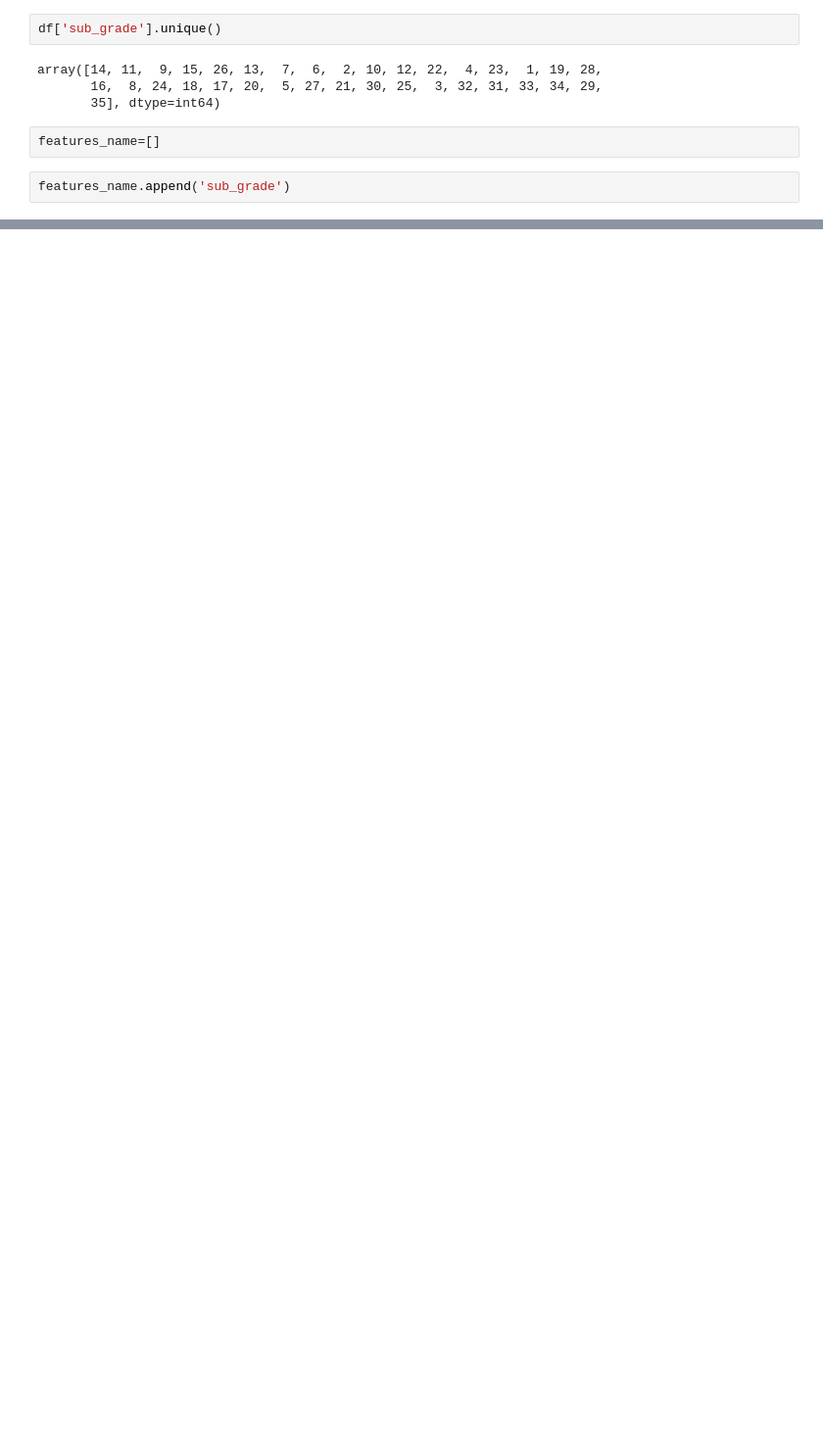
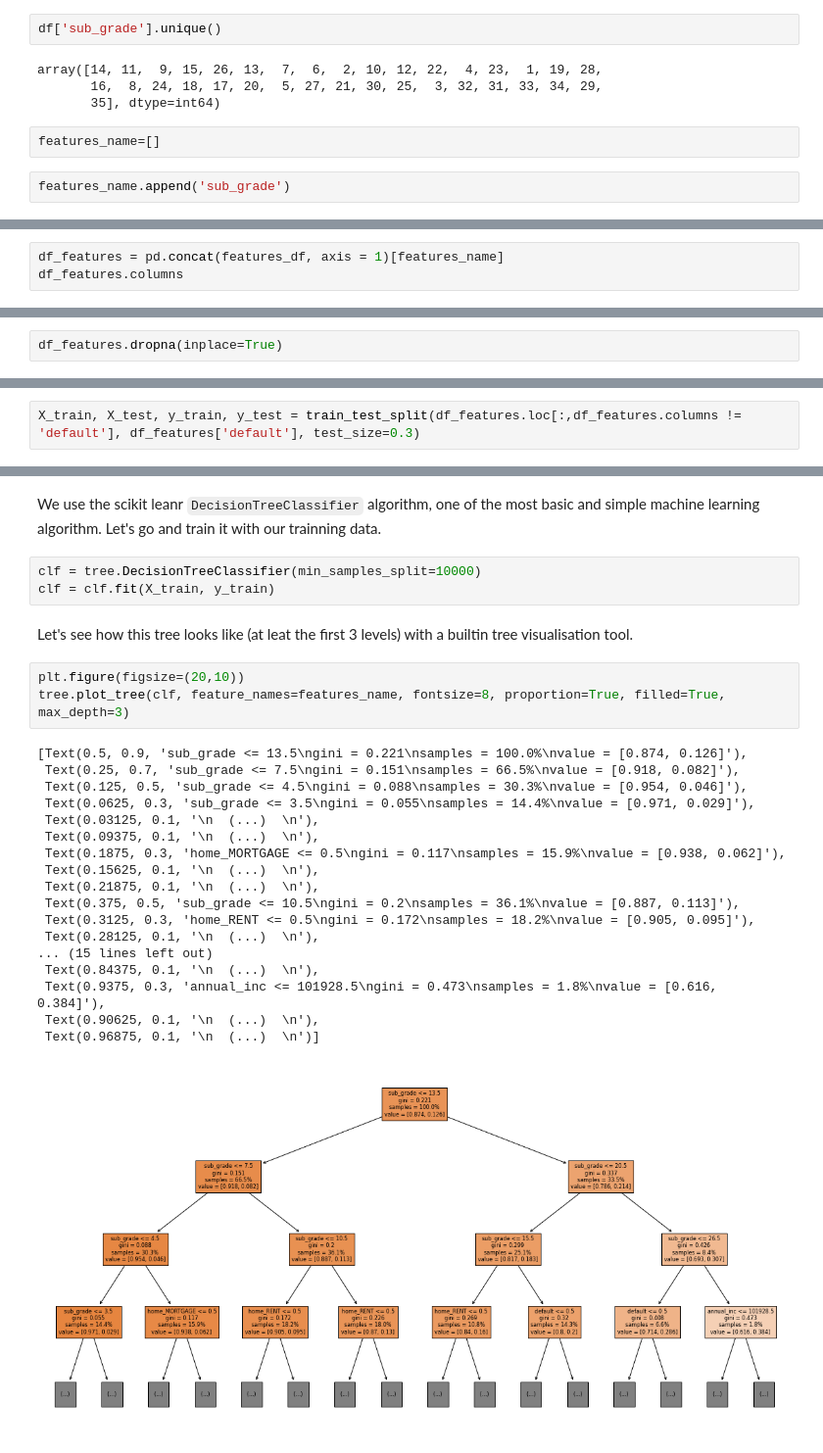
Before and after one commit to jjsalcedo01/CScoreM, a Jupyter notebook: CreditScore.ipynb, the cells around one changed output, grey strips where cells are left out. Shown: that part at 98% size. Cells and saved outputs as stored; diff of their text form; blank space fills up the shorter version.

```diff
--- a/CreditScore.ipynb
+++ b/CreditScore.ipynb
@@ -235,0 +550,3 @@ sns.kdeplot(df['annual_inc'])
+# %%
+df_features = pd.concat(features_df, axis = 1)[features_name]
+df_features.columns
@@ -235,0 +603,2 @@ sns.kdeplot(df['annual_inc'])
+# %%
+df_features.dropna(inplace=True)
@@ -235,0 +627,2 @@ sns.kdeplot(df['annual_inc'])
+# %%
+X_train, X_test, y_train, y_test = train_test_split(df_features.loc[:,df_features.columns != 'default'], df_features['default'], test_size=0.3)
@@ -235,0 +639,29 @@ sns.kdeplot(df['annual_inc'])
+# %% [markdown]
+We use the scikit leanr `DecisionTreeClassifier` algorithm, one of the most basic and simple machine learning algorithm. Let's go and train it with our trainning data.
+# %%
+clf = tree.DecisionTreeClassifier(min_samples_split=10000)
+clf = clf.fit(X_train, y_train)
+# %% [markdown]
+Let's see how this tree looks like (at leat the first 3 levels) with a builtin tree visualisation tool.
+# %%
+plt.figure(figsize=(20,10))
+tree.plot_tree(clf, feature_names=features_name, fontsize=8, proportion=True, filled=True, max_depth=3)
+# %% [output]
+[Text(0.5, 0.9, 'sub_grade <= 13.5\ngini = 0.221\nsamples = 100.0%\nvalue = [0.874, 0.126]'),
+ Text(0.25, 0.7, 'sub_grade <= 7.5\ngini = 0.151\nsamples = 66.5%\nvalue = [0.918, 0.082]'),
+ Text(0.125, 0.5, 'sub_grade <= 4.5\ngini = 0.088\nsamples = 30.3%\nvalue = [0.954, 0.046]'),
+ Text(0.0625, 0.3, 'sub_grade <= 3.5\ngini = 0.055\nsamples = 14.4%\nvalue = [0.971, 0.029]'),
+ Text(0.03125, 0.1, '\n  (...)  \n'),
+ Text(0.09375, 0.1, '\n  (...)  \n'),
+ Text(0.1875, 0.3, 'home_MORTGAGE <= 0.5\ngini = 0.117\nsamples = 15.9%\nvalue = [0.938, 0.062]'),
+ Text(0.15625, 0.1, '\n  (...)  \n'),
+ Text(0.21875, 0.1, '\n  (...)  \n'),
+ Text(0.375, 0.5, 'sub_grade <= 10.5\ngini = 0.2\nsamples = 36.1%\nvalue = [0.887, 0.113]'),
+ Text(0.3125, 0.3, 'home_RENT <= 0.5\ngini = 0.172\nsamples = 18.2%\nvalue = [0.905, 0.095]'),
+ Text(0.28125, 0.1, '\n  (...)  \n'),
+... (15 lines left out)
+ Text(0.84375, 0.1, '\n  (...)  \n'),
+ Text(0.9375, 0.3, 'annual_inc <= 101928.5\ngini = 0.473\nsamples = 1.8%\nvalue = [0.616, 0.384]'),
+ Text(0.90625, 0.1, '\n  (...)  \n'),
+ Text(0.96875, 0.1, '\n  (...)  \n')]
+[figure, added]
```
Also changed, not shown: parts of 48 cells of this notebook.
